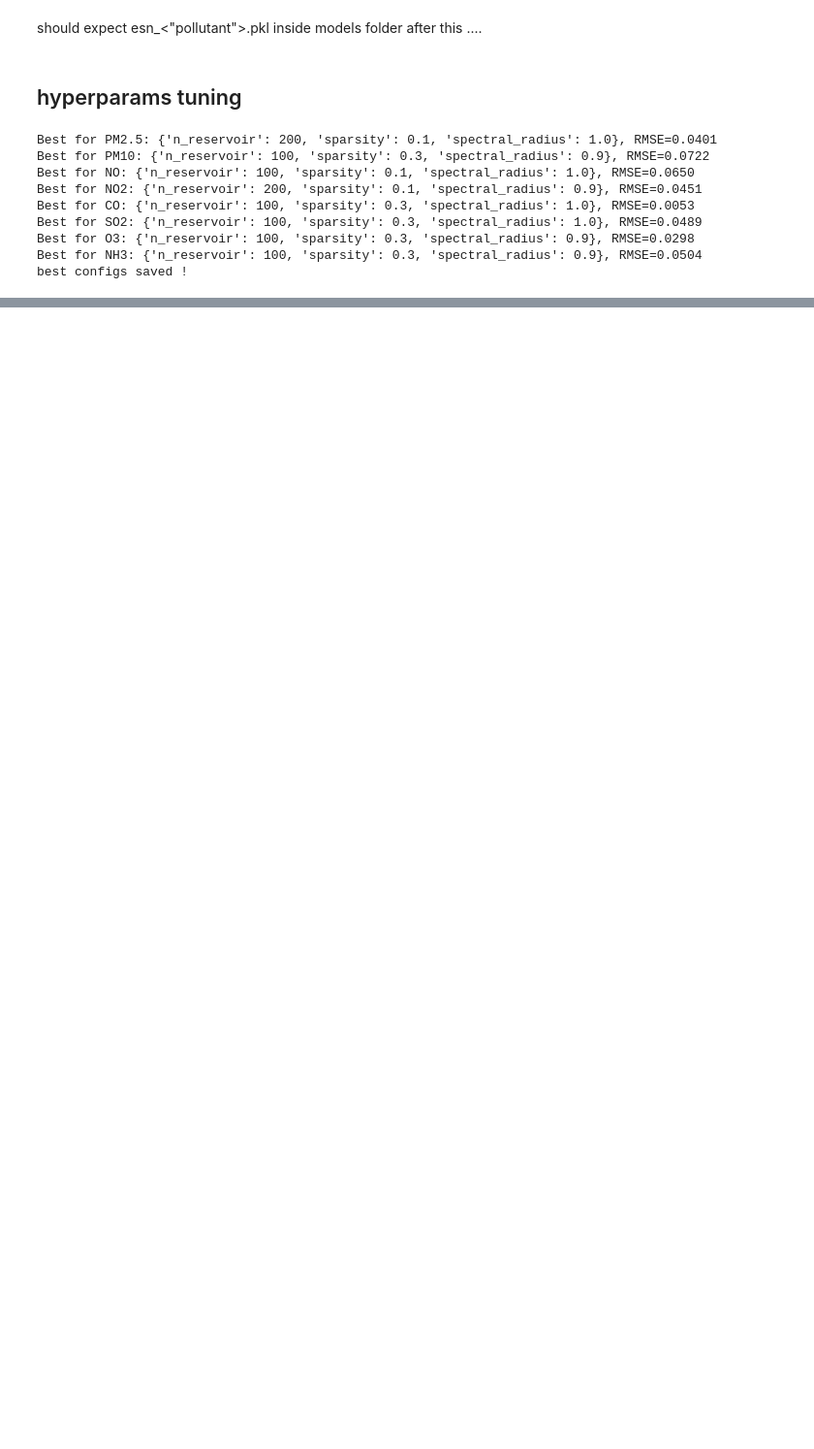
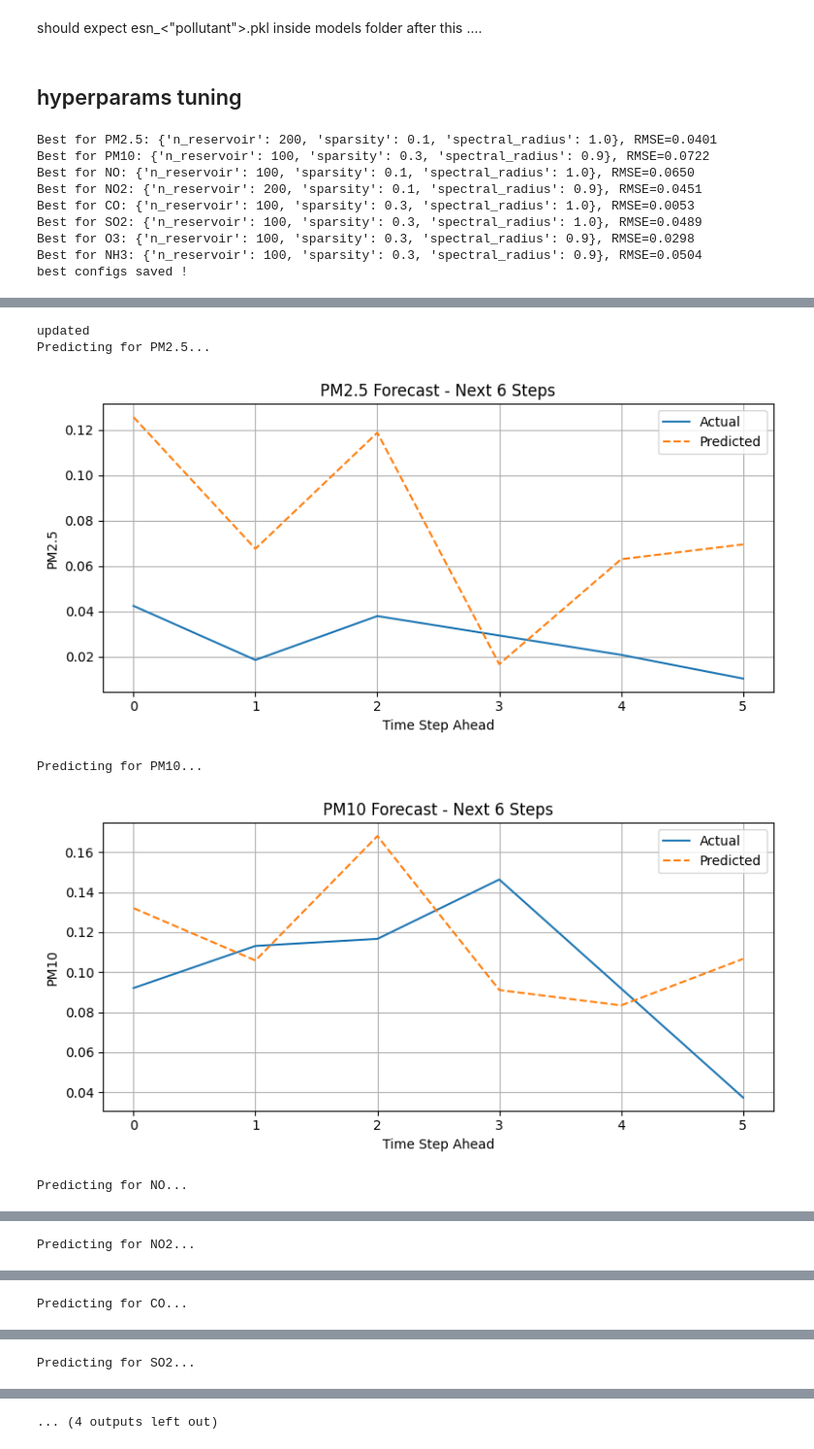
Before and after one commit to M-Sparsh-Mehra/urban-air-quality-index-predictor, a Jupyter notebook: notebooks/test_esn_pipelines.ipynb, the cells around one changed output, grey strips where cells are left out. Shown at 97% size. Drawn from its saved outputs; the diff is of its cells as text; code cells hidden in the pictures; blank space fills up the shorter version.

```diff
--- a/notebooks/test_esn_pipelines.ipynb
+++ b/notebooks/test_esn_pipelines.ipynb
@@ -103,0 +120,10 @@ best configs saved !
+# %%
+from src.test_esn import test_all_esns
+test_all_esns()
+# %% [output]
+updated
+Predicting for PM2.5...
+[figure, added]
+Predicting for PM10...
+[figure, added]
+Predicting for NO...
@@ -103,0 +131 @@ best configs saved !
+Predicting for NO2...
@@ -103,0 +133 @@ best configs saved !
+Predicting for CO...
@@ -103,0 +135 @@ best configs saved !
+Predicting for SO2...
@@ -103,0 +137 @@ best configs saved !
+... (4 outputs left out)
```
Also changed, not shown: parts of 4 cells of this notebook, 9 other files.
